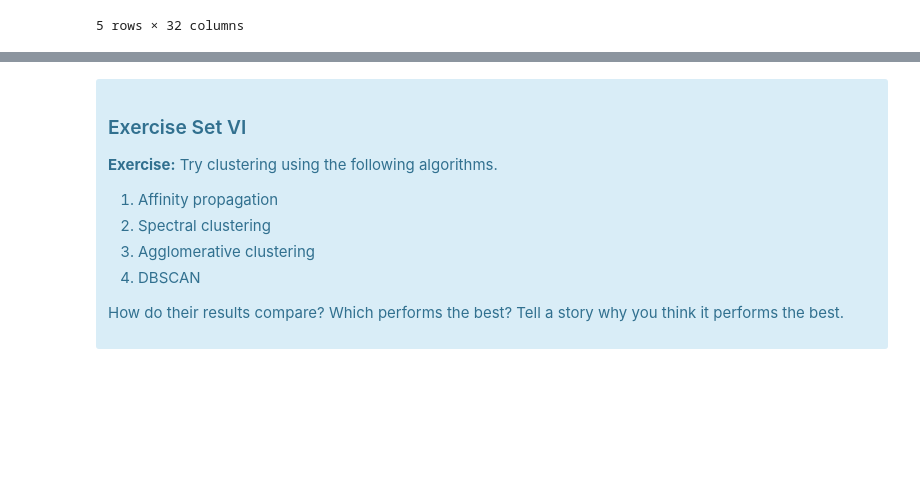
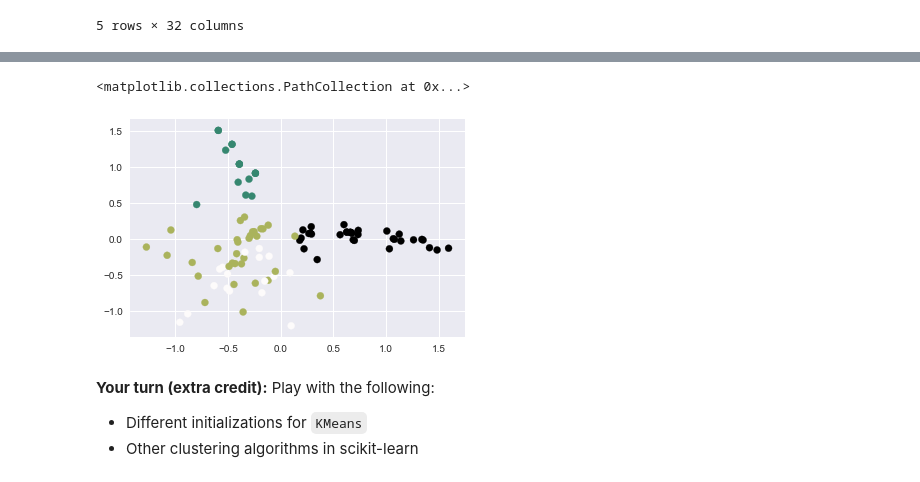
Before and after one commit to adeb09/Springboard, a Jupyter notebook: clustering/Mini_Project_Clustering.ipynb, the cells around one changed output, grey strips where cells are left out. Cells and saved outputs as stored; diff of their text form; code cells hidden in the pictures; blank space fills up the shorter version.

```diff
--- a/clustering/Mini_Project_Clustering.ipynb
+++ b/clustering/Mini_Project_Clustering.ipynb
@@ -188,0 +73,20 @@ This is only one use of PCA for dimension reduction. We can also use PCA when we
+# %%
+#your turn
+from sklearn.cluster import KMeans
+import numpy as np
+
+#np array of only columns representing the offers
+x_cols = np.matrix(df_transactions_pivot['n'])
+
+#create k-means object
+kmeans = KMeans(n_clusters = 4)
+kmeans.fit(x_cols)
+
+#convert the cluster assignments to a dataframe
+cluster_assignments = pd.DataFrame(data = kmeans.labels_)
+
+#add cluster assignment to pivot table
+df_transactions_pivot['cluster'] = kmeans.labels_
+
+#count the number of assignments in each cluster
+cluster_assignments.groupby(0).size()
@@ -188,0 +112,13 @@ This is only one use of PCA for dimension reduction. We can also use PCA when we
+# %%
+#your turn
+from sklearn.decomposition import PCA
+
+#create PCA object
+pca = PCA(n_components = 2)
+df_transactions_pivot['x'] = pca.fit_transform(x_cols)[:,0]
+df_transactions_pivot['y'] = pca.fit_transform(x_cols)[:,1]
+df_transactions_pivot = df_transactions_pivot.reset_index()
+
+customer_clusters = df_transactions_pivot[['customer_name', 'cluster', 'x', 'y']]
+customer_clusters.head()
+#df_transactions_pivot.head()
@@ -301,13 +141,0 @@ Source: http://scikit-learn.org/stable/modules/clustering.html
-# %% [markdown]
-<div class="span5 alert alert-info">
-<h3>Exercise Set VI</h3>
-
-<p><b>Exercise:</b> Try clustering using the following algorithms. </p>
-<ol>
-<li>Affinity propagation
-<li>Spectral clustering
-<li>Agglomerative clustering
-<li>DBSCAN
-</ol>
-<p>How do their results compare? Which performs the best? Tell a story why you think it performs the best.</p>
-</div>
@@ -315,0 +142,11 @@ Source: http://scikit-learn.org/stable/modules/clustering.html
+# %%
+#your turn
+plt.scatter(x = customer_clusters['x'], y = customer_clusters['y'], c = customer_clusters['cluster'], cmap=plt.get_cmap('gist_earth'))
+# %% [output]
+<matplotlib.collections.PathCollection at 0x...>
+[figure, added]
+# %% [markdown]
+**Your turn (extra credit):** Play with the following:
+
+* Different initializations for `KMeans`
+* Other clustering algorithms in scikit-learn
```
Also changed, not shown: parts of 31 cells of this notebook, 1 other file.
